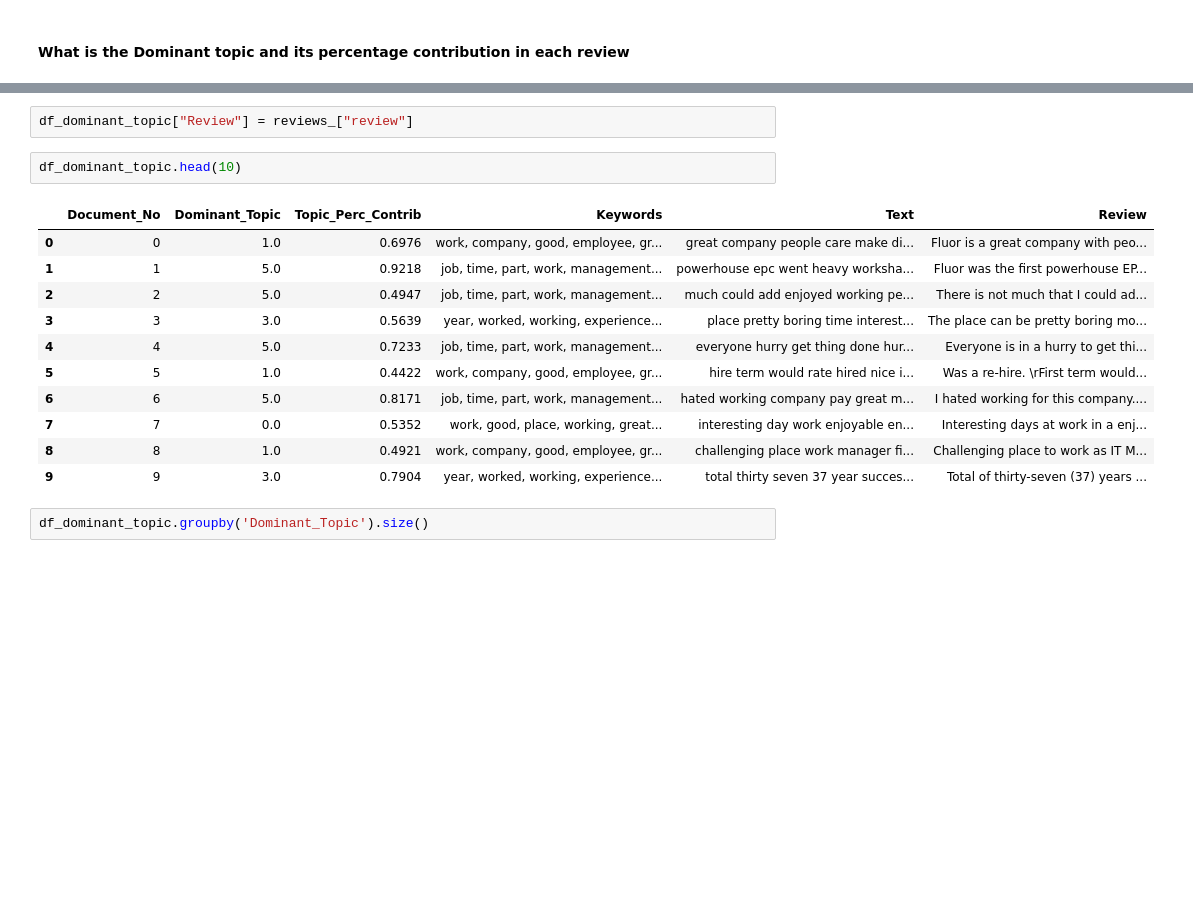
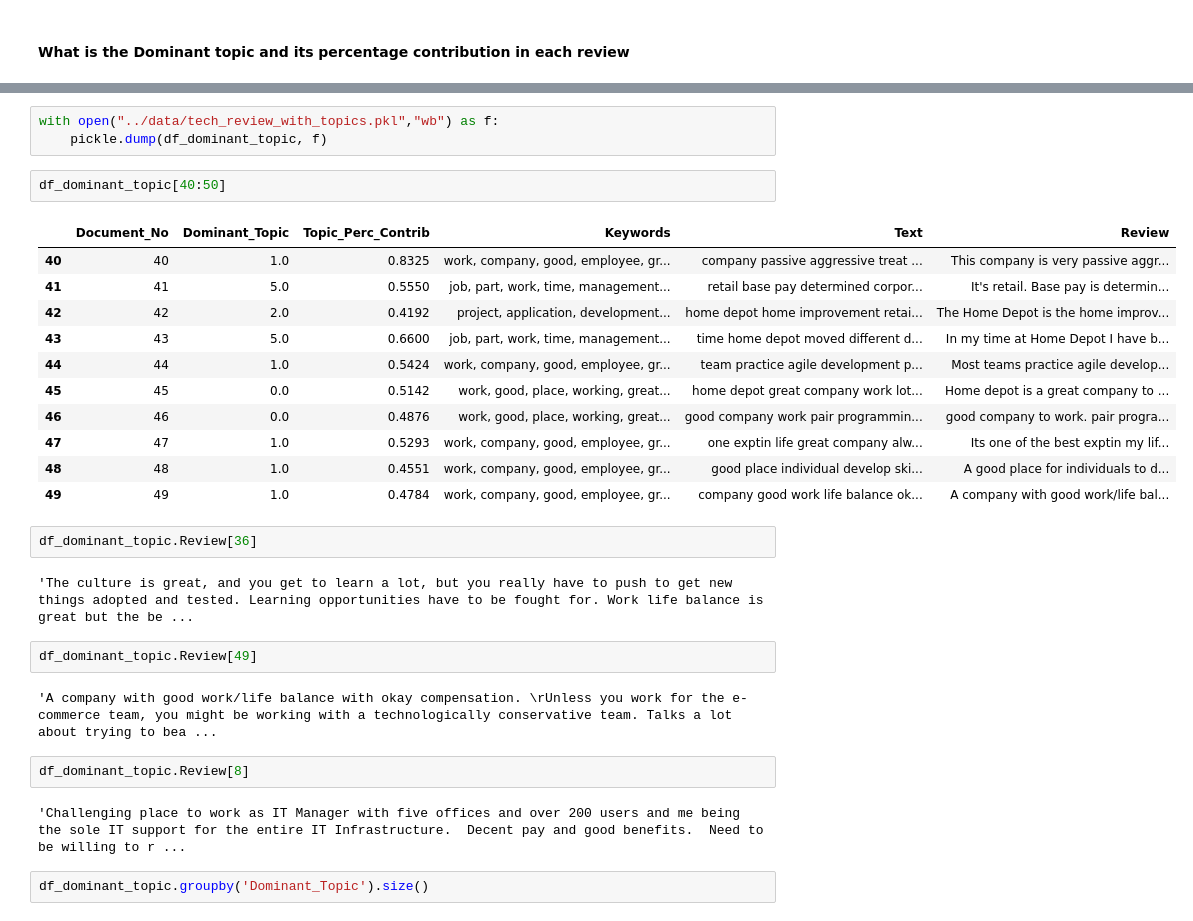
Before and after one commit to toadies/smu-ds-opinion-mining-co-reviews, a Jupyter notebook: notebooks/Section 4 - 1 - LDA.ipynb, the cells around one changed output, grey strips where cells are left out. Saved outputs shown, nothing was run; the diff lists cells and outputs as text; blank space fills up the shorter version.

```diff
--- a/notebooks/Section 4 - 1 - LDA.ipynb
+++ b/notebooks/Section 4 - 1 - LDA.ipynb
@@ -455,19 +451,32 @@ df_dominant_topic.head(10)
+# %%
+with open("../data/tech_review_with_topics.pkl","wb") as f:
+    pickle.dump(df_dominant_topic, f)
+# %%
+df_dominant_topic[40:50]
+# %% [output]
+|  | Document_No | Dominant_Topic | Topic_Perc_Contrib | Keywords | Text | Review |
+| 40 | 40 | 1.0 | 0.8325 | work, company, good, employee, gr... | company passive aggressive treat ... | This company is very passive aggr... |
+| 41 | 41 | 5.0 | 0.5550 | job, part, work, time, management... | retail base pay determined corpor... | It's retail. Base pay is determin... |
+| 42 | 42 | 2.0 | 0.4192 | project, application, development... | home depot home improvement retai... | The Home Depot is the home improv... |
+| 43 | 43 | 5.0 | 0.6600 | job, part, work, time, management... | time home depot moved different d... | In my time at Home Depot I have b... |
+| 44 | 44 | 1.0 | 0.5424 | work, company, good, employee, gr... | team practice agile development p... | Most teams practice agile develop... |
+| 45 | 45 | 0.0 | 0.5142 | work, good, place, working, great... | home depot great company work lot... | Home depot is a great company to ... |
+| 46 | 46 | 0.0 | 0.4876 | work, good, place, working, great... | good company work pair programmin... | good company to work. pair progra... |
+| 47 | 47 | 1.0 | 0.5293 | work, company, good, employee, gr... | one exptin life great company alw... | Its one of the best exptin my lif... |
+| 48 | 48 | 1.0 | 0.4551 | work, company, good, employee, gr... | good place individual develop ski... | A good place for individuals to d... |
+| 49 | 49 | 1.0 | 0.4784 | work, company, good, employee, gr... | company good work life balance ok... | A company with good work/life bal... |
 # %%
-df_dominant_topic["Review"] = reviews_["review"]
+df_dominant_topic.Review[36]
+# %% [output]
+'The culture is great, and you get to learn a lot, but you really have to push to get new things adopted and tested. Learning opportunities have to be fought for. Work life balance is great but the be ...
-# %%
-df_dominant_topic.head(10)
-# %% [output]
-|  | Document_No | Dominant_Topic | Topic_Perc_Contrib | Keywords | Text | Review |
-| 0 | 0 | 1.0 | 0.6976 | work, company, good, employee, gr... | great company people care make di... | Fluor is a great company with peo... |
-| 1 | 1 | 5.0 | 0.9218 | job, time, part, work, management... | powerhouse epc went heavy worksha... | Fluor was the first powerhouse EP... |
-| 2 | 2 | 5.0 | 0.4947 | job, time, part, work, management... | much could add enjoyed working pe... | There is not much that I could ad... |
-| 3 | 3 | 3.0 | 0.5639 | year, worked, working, experience... | place pretty boring time interest... | The place can be pretty boring mo... |
-| 4 | 4 | 5.0 | 0.7233 | job, time, part, work, management... | everyone hurry get thing done hur... | Everyone is in a hurry to get thi... |
-| 5 | 5 | 1.0 | 0.4422 | work, company, good, employee, gr... | hire term would rate hired nice i... | Was a re-hire. \rFirst term would... |
-| 6 | 6 | 5.0 | 0.8171 | job, time, part, work, management... | hated working company pay great m... | I hated working for this company.... |
-| 7 | 7 | 0.0 | 0.5352 | work, good, place, working, great... | interesting day work enjoyable en... | Interesting days at work in a enj... |
-| 8 | 8 | 1.0 | 0.4921 | work, company, good, employee, gr... | challenging place work manager fi... | Challenging place to work as IT M... |
-| 9 | 9 | 3.0 | 0.7904 | year, worked, working, experience... | total thirty seven 37 year succes... | Total of thirty-seven (37) years ... |
+# %%
+df_dominant_topic.Review[49]
+# %% [output]
+'A company with good work/life balance with okay compensation. \rUnless you work for the e-commerce team, you might be working with a technologically conservative team. Talks a lot about trying to bea ...
+# %%
+df_dominant_topic.Review[8]
+# %% [output]
+'Challenging place to work as IT Manager with five offices and over 200 users and me being the sole IT support for the entire IT Infrastructure.  Decent pay and good benefits.  Need to be willing to r ...
 # %%
 df_dominant_topic.groupby('Dominant_Topic').size()
 # %% [output]
```
Also changed, not shown: parts of 3 cells of this notebook, 3 other files.
